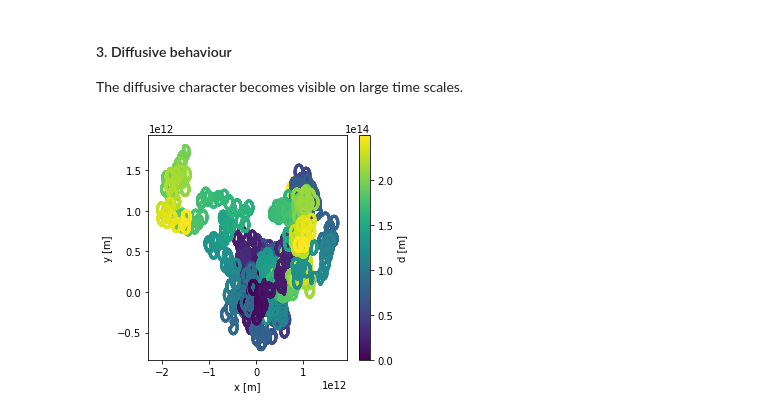
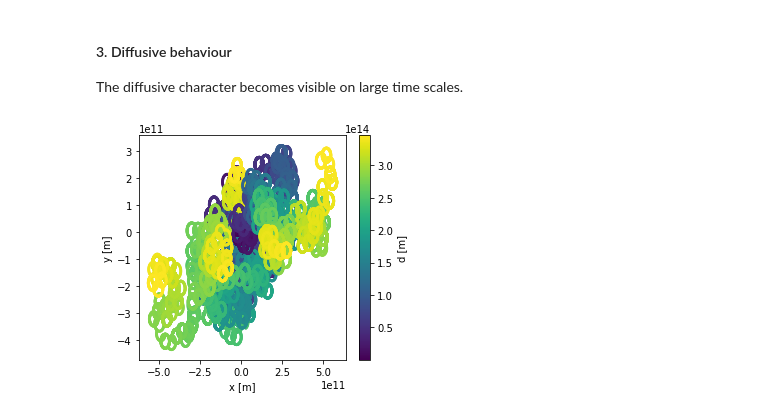
Before and after one commit to reichherzerp/PropPy, a Jupyter notebook: rwpropa/tutorials/Tutorial_3---Particle_Trajectories.ipynb, the cells around one changed output. Cells and saved outputs as stored; diff of their text form; code cells hidden in the pictures.

```diff
--- a/rwpropa/tutorials/Tutorial_3---Particle_Trajectories.ipynb
+++ b/rwpropa/tutorials/Tutorial_3---Particle_Trajectories.ipynb
@@ -86,7 +86,7 @@ tra.plot_trajectory('d', 'z', 'd', particle_ids[0], nr_steps, None)
 #### 3. Diffusive behaviour
 The diffusive character becomes visible on large time scales.
 # %%
-nr_steps = 5*10**4
-tra.plot_trajectory('x', 'y', 'd', particle_ids[:4], nr_steps, None)
+nr_steps = -1
+tra.plot_trajectory('x', 'y', 'd', particle_ids[:10], nr_steps, None)
 # %% [output]
-[figure, old version]
+[figure, new version]
```
Also changed, not shown: parts of 4 cells of this notebook, 1 other file.
